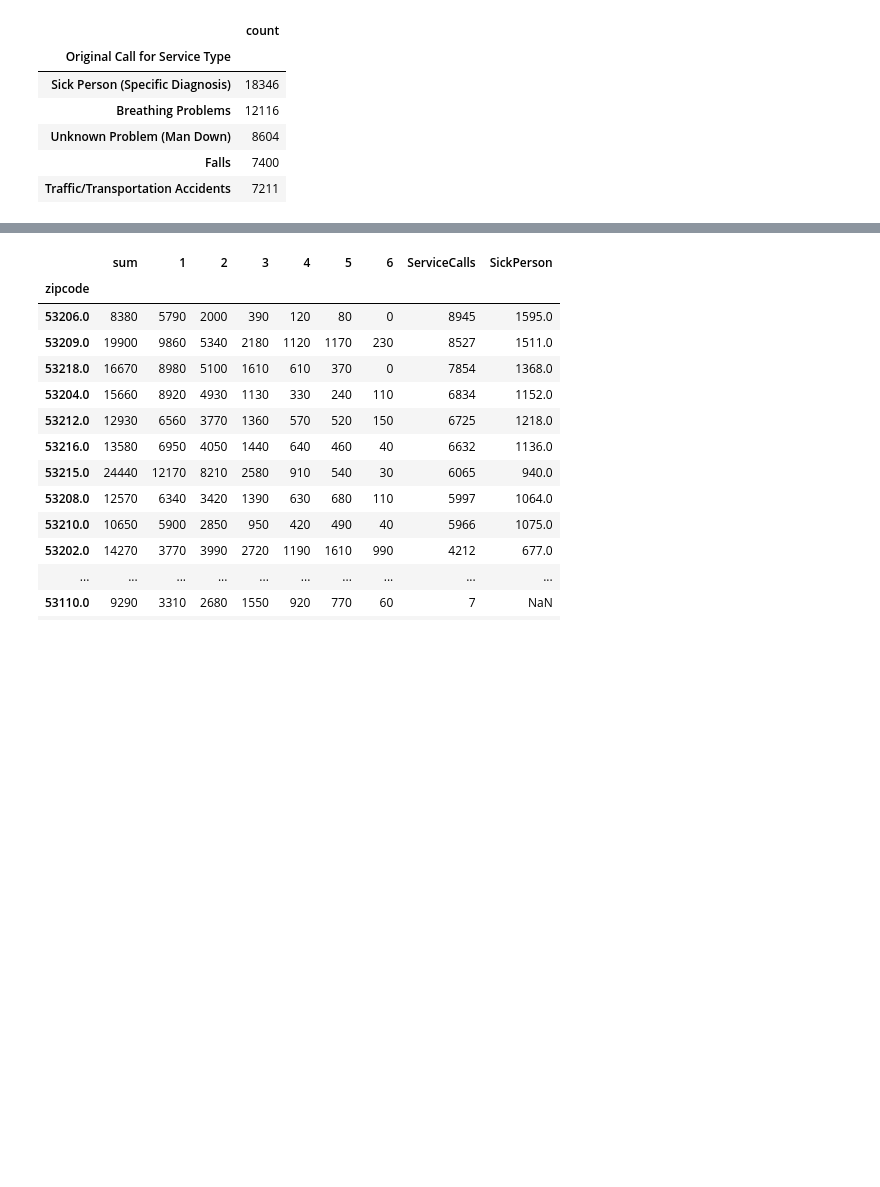
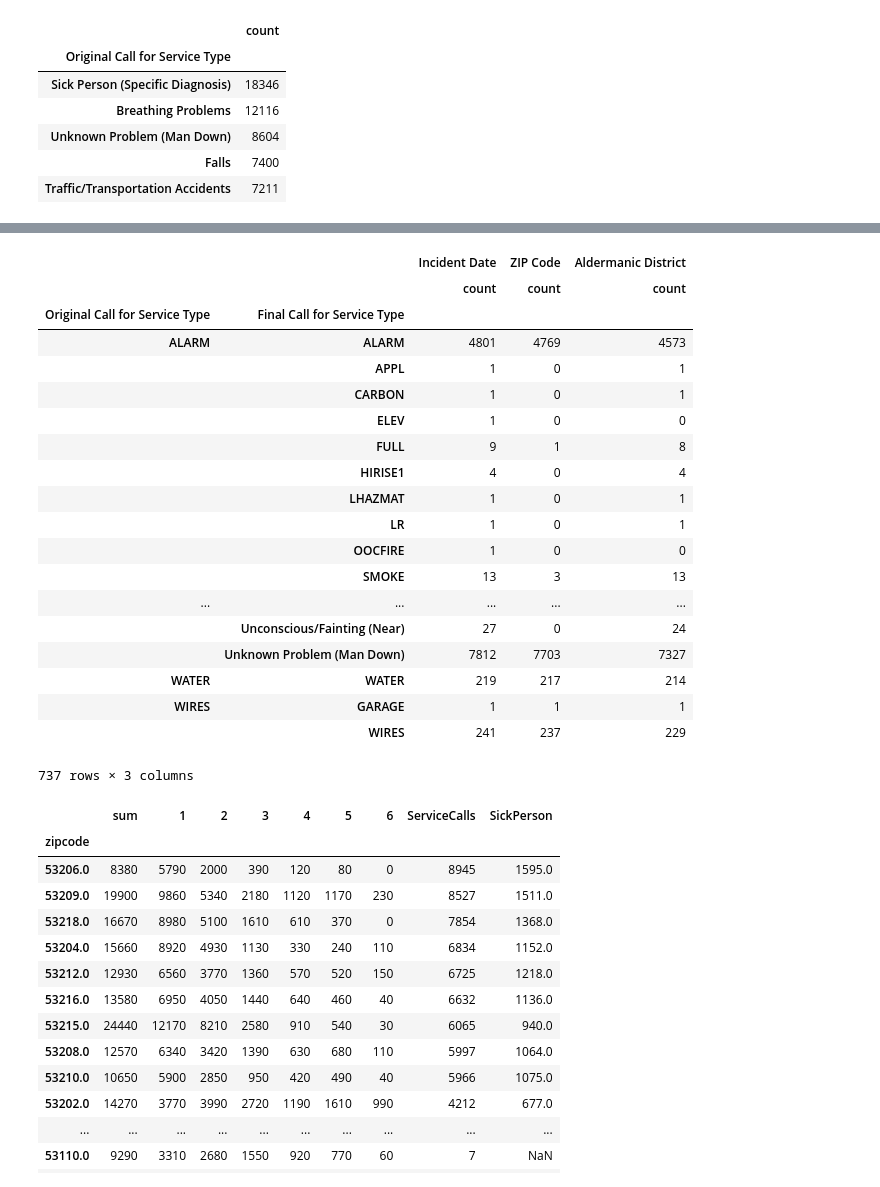
Before and after one commit to peterdobbs77/pop_health_mke, a Jupyter notebook: mke_pop_health.ipynb, the cells around one changed output, grey strips where cells are left out. Saved outputs shown, nothing was run; the diff lists cells and outputs as text; code cells hidden in the pictures; blank space fills up the shorter version.

```diff
--- a/mke_pop_health.ipynb
+++ b/mke_pop_health.ipynb
@@ -75,3 +123,27 @@ df.groupby('Original Call for Service Type').agg(['count'])['Final Call for Serv
+# %%
+## Clearly there is a difference between the listings of original call type and final call type
+df.groupby(['Original Call for Service Type','Final Call for Service Type']).agg(['count'])
+# %% [output]
+|  |  | Incident Date | ZIP Code | Aldermanic District |
+|  |  | count | count | count |
+| Original Call for Service Type | Final Call for Service Type |  |  |  |
+| ALARM | ALARM | 4801 | 4769 | 4573 |
+|  | APPL | 1 | 0 | 1 |
+|  | CARBON | 1 | 0 | 1 |
+|  | ELEV | 1 | 0 | 0 |
+|  | FULL | 9 | 1 | 8 |
+|  | HIRISE1 | 4 | 0 | 4 |
+|  | LHAZMAT | 1 | 0 | 1 |
+|  | LR | 1 | 0 | 1 |
+|  | OOCFIRE | 1 | 0 | 0 |
+|  | SMOKE | 13 | 3 | 13 |
+| ... | ... | ... | ... | ... |
+|  | Unconscious/Fainting (Near) | 27 | 0 | 24 |
+|  | Unknown Problem (Man Down) | 7812 | 7703 | 7327 |
+| WATER | WATER | 219 | 217 | 214 |
+| WIRES | GARAGE | 1 | 1 | 1 |
+|  | WIRES | 241 | 237 | 229 |
+737 rows × 3 columns
 # %%
 all_calls_by_zip = df[["ZIP Code","Original Call for Service Type"]].groupby(['ZIP Code'], as_index=True).agg(['count']).sort_values(by='ZIP Code', ascending=True)['Original Call for Service Type']
 all_calls_by_zip.columns = ['ServiceCalls']
```
Also changed, not shown: parts of 8 cells of this notebook, 1 other file.
